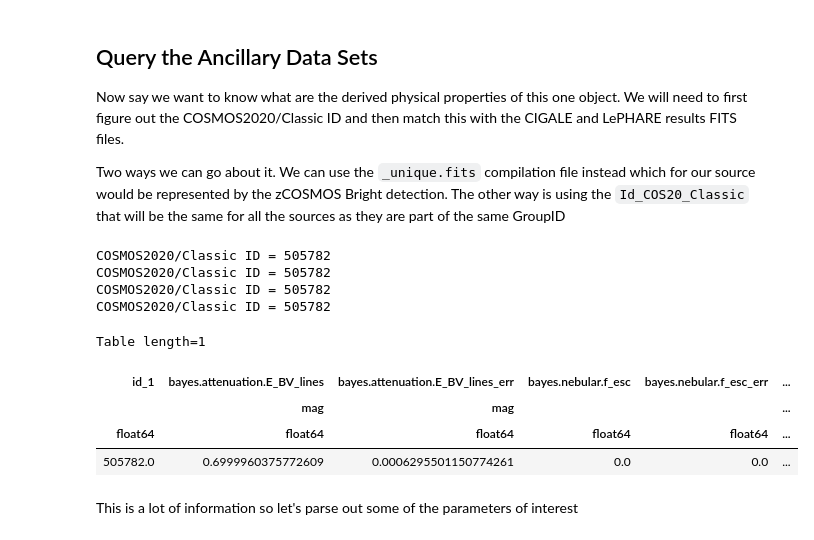
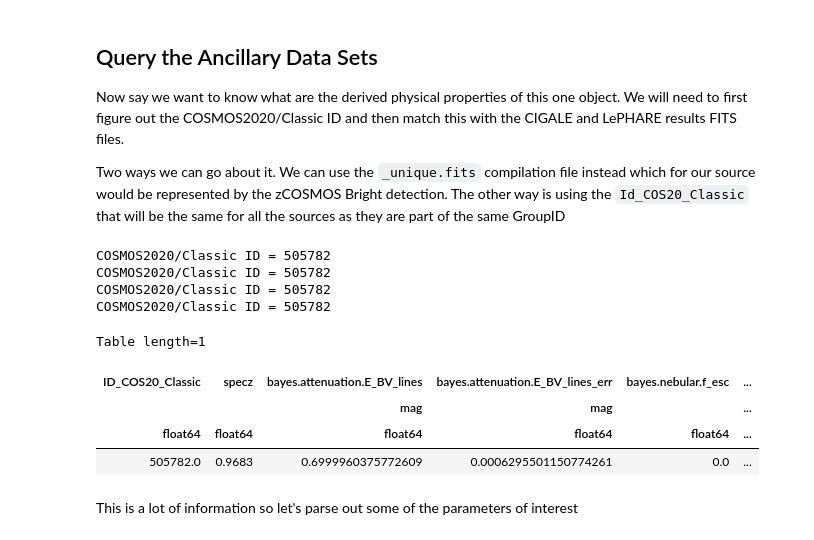
Before and after one commit to cosmosastro/speczcompilation, a Jupyter notebook: examples/query_compilation.ipynb, the cells around one changed output. Drawn from its saved outputs; the diff is of its cells as text; code cells hidden in the pictures.

Commit message:
Fixed id_1 and id_2 issue in CIGALE. Added READMEs for both CIGALE and LePHARE and refractored the example notebook query_compilation.ipynb

```diff
--- a/examples/query_compilation.ipynb
+++ b/examples/query_compilation.ipynb
@@ -114,26 +114,26 @@ Two ways we can go about it. We can use the `_unique.fits` compilation file inst
 # %%
 # Show that they all have the same COSMOS2020/Classic ID
 for ii in range(comp_ALL_mask.sum()):
     print(f"COSMOS2020/Classic ID = {matched['Id_COS20_Classic'][ii]}")
 
 # Load in the CIGALE SED Results
 cigale = Table.read("../sed_fitting/cigale/cigale_results_specz_compilation_DR1.00.fits")
 
 # Mask the CIGALE Results to only our source of interest
-mask = cigale['id_1'] == matched['Id_COS20_Classic'][0]
+mask = cigale['ID_COS20_Classic'] == matched['Id_COS20_Classic'][0]
 
 # Show the CIGALE Results
 cigale[mask]
 # %% [output]
 COSMOS2020/Classic ID = 505782
 COSMOS2020/Classic ID = 505782
 COSMOS2020/Classic ID = 505782
 COSMOS2020/Classic ID = 505782
 Table length=1
-| id_1 | bayes.attenuation.E_BV_lines | bayes.attenuation.E_BV_lines_err | bayes.nebular.f_esc | bayes.nebular.f_esc_err | ... |
-|  | mag | mag |  |  | ... |
+| ID_COS20_Classic | specz | bayes.attenuation.E_BV_lines | bayes.attenuation.E_BV_lines_err | bayes.nebular.f_esc | ... |
+|  |  | mag | mag |  | ... |
 | float64 | float64 | float64 | float64 | float64 | ... |
-| 505782.0 | 0.6999960375772609 | 0.0006295501150774261 | 0.0 | 0.0 | ... |
+| 505782.0 | 0.9683 | 0.6999960375772609 | 0.0006295501150774261 | 0.0 | ... |
 # %% [markdown]
 This is a lot of information so let's parse out some of the parameters of interest
 # %%
```
Also changed, not shown: parts of 2 cells of this notebook, 4 other files.
